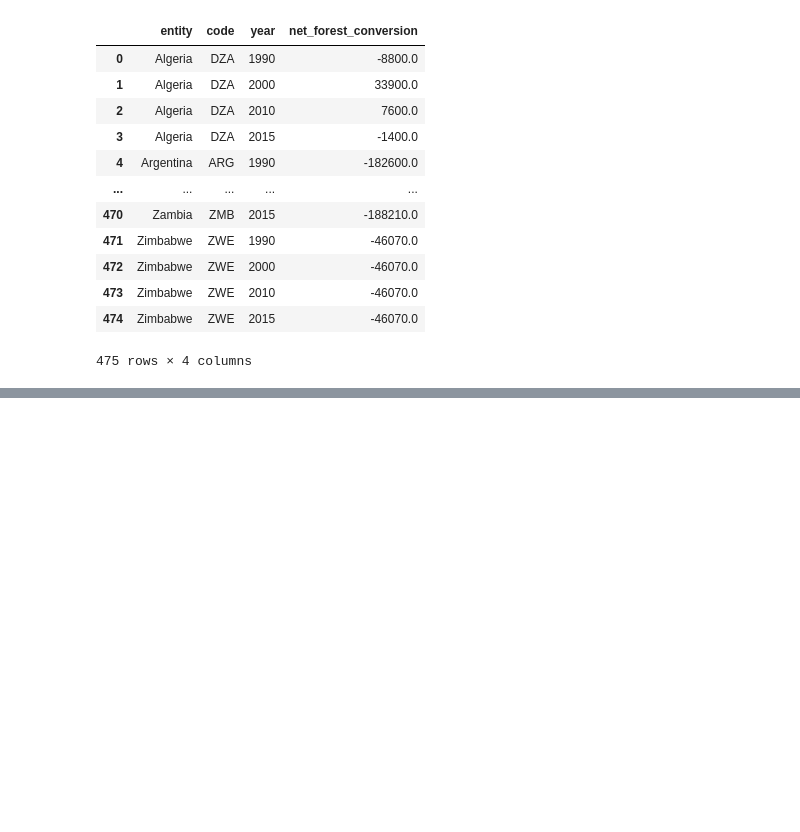
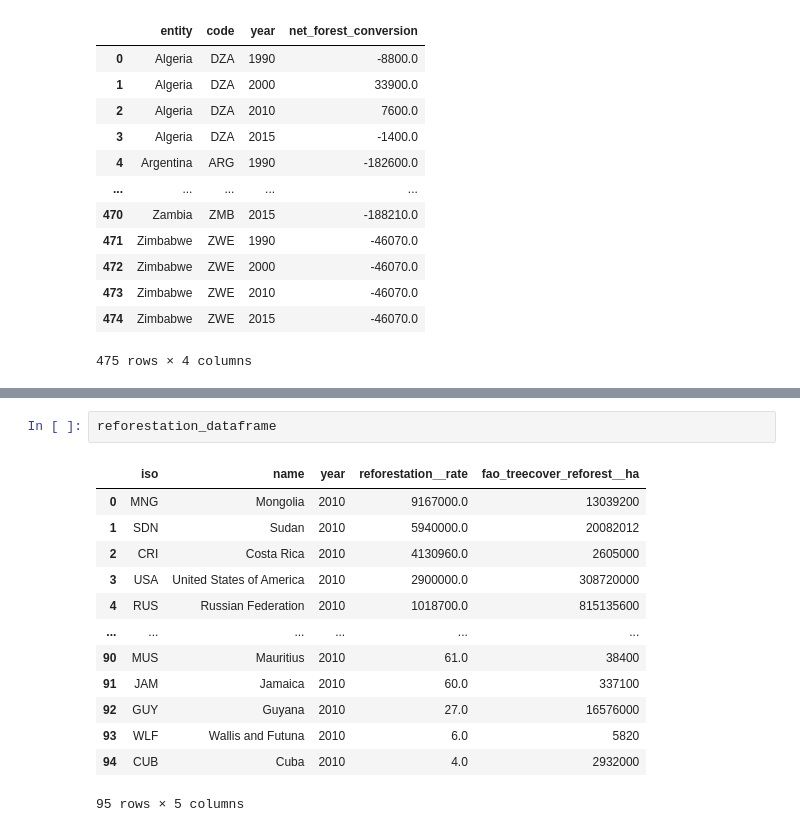
Before and after one commit to MorganMaciupa/Data_Analytics_ReforestationProject, a Jupyter notebook: Forest.ipynb, the cells around one changed output, grey strips where cells are left out. Cells and saved outputs as stored; diff of their text form; blank space fills up the shorter version.

```diff
--- a/Forest.ipynb
+++ b/Forest.ipynb
@@ -44,0 +50,16 @@ plt.legend(labels, loc = "best");
+# %%
+reforestation_dataframe
+# %% [output]
+|  | iso | name | year | reforestation__rate | fao_treecover_reforest__ha |
+| 0 | MNG | Mongolia | 2010 | 9167000.0 | 13039200 |
+| 1 | SDN | Sudan | 2010 | 5940000.0 | 20082012 |
+| 2 | CRI | Costa Rica | 2010 | 4130960.0 | 2605000 |
+| 3 | USA | United States of America | 2010 | 2900000.0 | 308720000 |
+| 4 | RUS | Russian Federation | 2010 | 1018700.0 | 815135600 |
+| ... | ... | ... | ... | ... | ... |
+| 90 | MUS | Mauritius | 2010 | 61.0 | 38400 |
+| 91 | JAM | Jamaica | 2010 | 60.0 | 337100 |
+| 92 | GUY | Guyana | 2010 | 27.0 | 16576000 |
+| 93 | WLF | Wallis and Futuna | 2010 | 6.0 | 5820 |
+| 94 | CUB | Cuba | 2010 | 4.0 | 2932000 |
+95 rows × 5 columns
```
Also changed, not shown: parts of 3 cells of this notebook.
